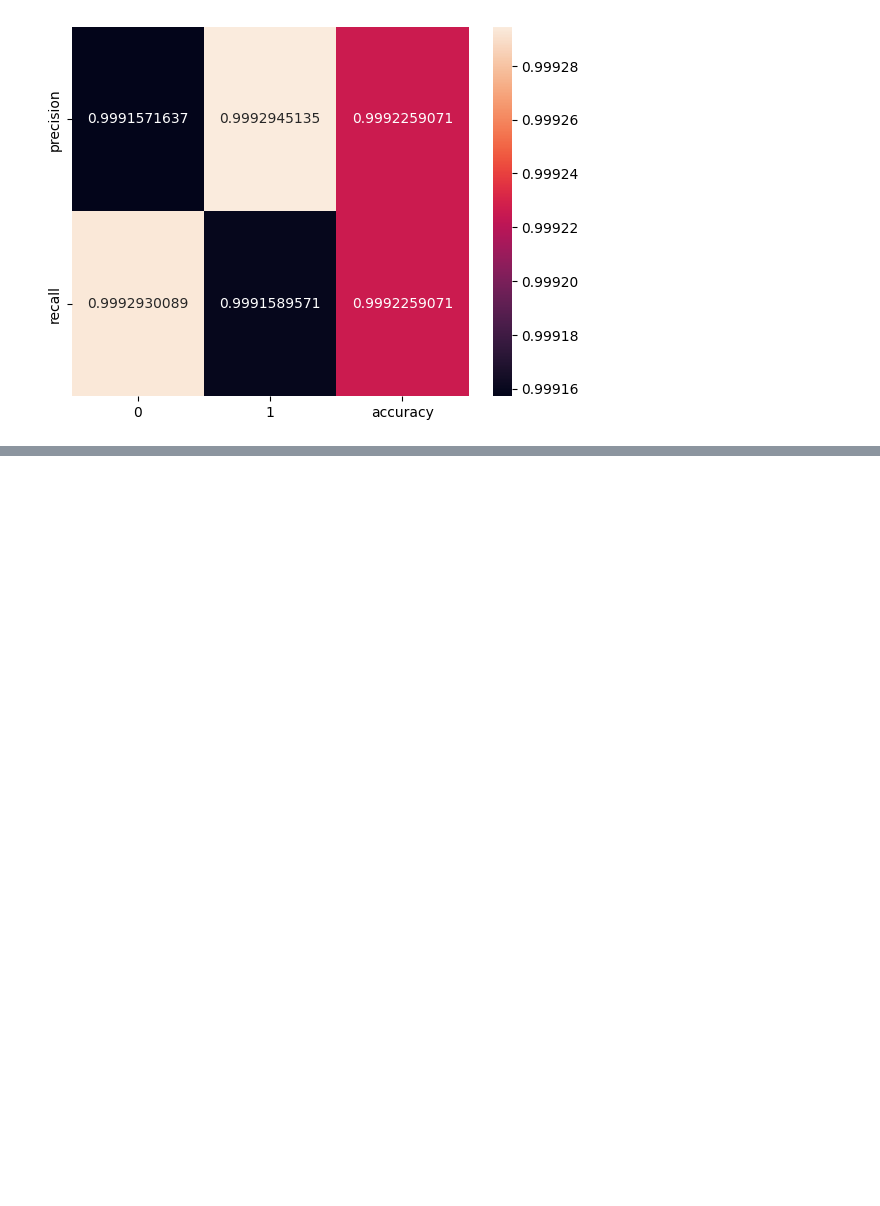
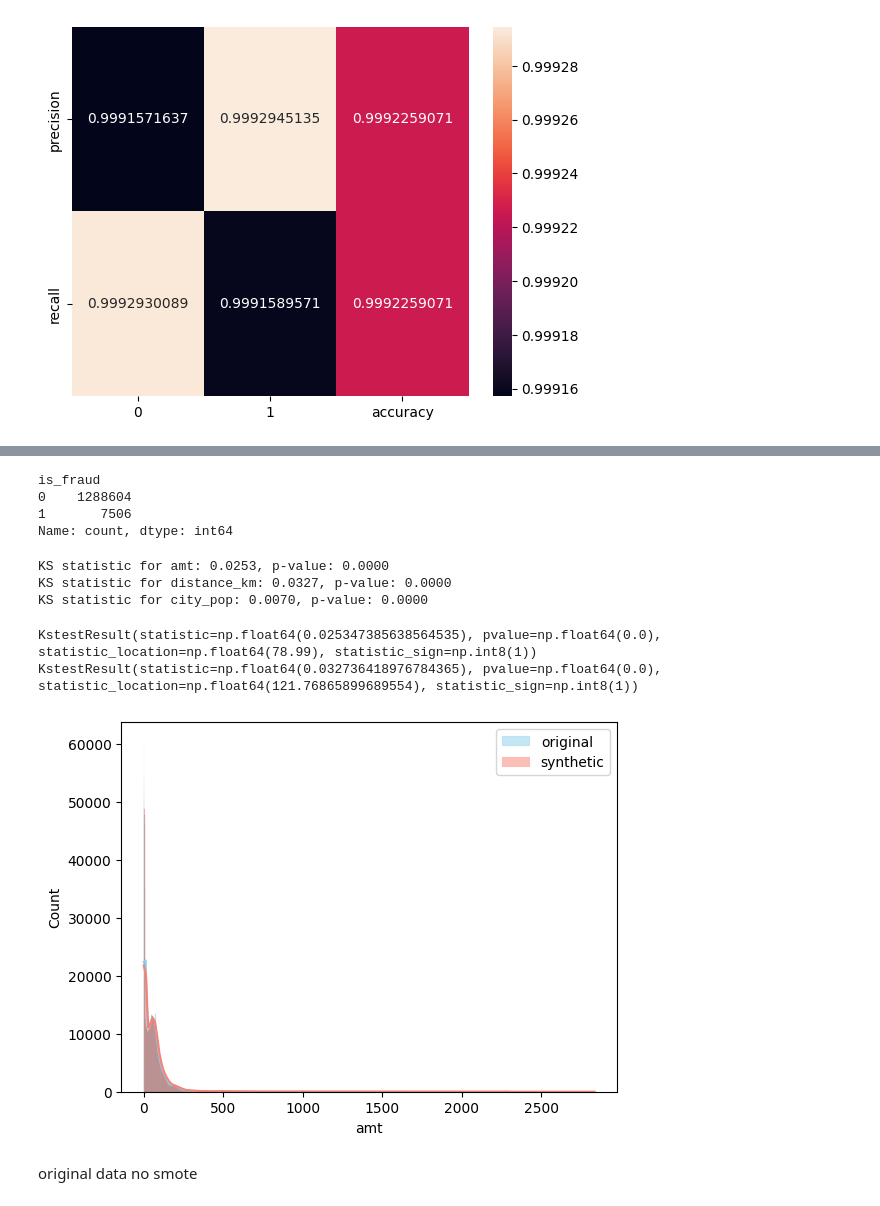
Before and after one commit to prabin4/Amnilinternship, a Jupyter notebook: Assignment credit card fraud detection (multi model)/scoretesting.ipynb, the cells around one changed output, grey strips where cells are left out. Drawn from its saved outputs; the diff is of its cells as text; code cells hidden in the pictures; blank space fills up the shorter version.

Commit message:
Generated synthetic  data set score tanked very bad

```diff
--- a/Assignment credit card fraud detection (multi model)/scoretesting.ipynb
+++ b/Assignment credit card fraud detection (multi model)/scoretesting.ipynb
@@ -86,0 +112,19 @@ sns.heatmap(df_heatmaprandomforest, annot=True, fmt='.10f')
+# %%
+import numpy as np
+df_stress = data.copy()
+
+df_stress['amt'] *= np.random.normal(1.05, 0.1, len(data))
+df_stress['distance_km'] *= np.random.normal(1, 0.15, len(data))
+
+#categorical columns
+for col in ['merchant', 'category','city']:
+    df_stress[col] = df_stress[col].sample(frac=1.0, random_state=42).values
+
+city_pop_map = data.groupby('city')['city_pop'].first().to_dict()
+df_stress['city_pop'] = df_stress['city'].map(city_pop_map).fillna(data['city_pop'].mean())
+# %%
+tod_cols = ['time_of_day_morning', 'time_of_day_afternoon', 'time_of_day_evening', 'time_of_day_night']
+tod_choice = np.random.randint(0, 4, len(df_stress))
+df_stress[tod_cols] = 0
+for i , col in enumerate(tod_cols):
+    df_stress.loc[tod_choice == i, col] = 1
@@ -86,0 +153,36 @@ sns.heatmap(df_heatmaprandomforest, annot=True, fmt='.10f')
+# %%
+#count fraud and non fraud
+
+df_stress['is_fraud'].value_counts()
+# %% [output]
+is_fraud
+0    1288604
+1       7506
+Name: count, dtype: int64
+# %%
+#valaditing synthetic data
+import matplotlib.pyplot as plt
+from scipy.stats import ks_2samp
+
+for col in ['amt', 'distance_km', 'city_pop']:
+    ks_stat, p_value = ks_2samp(data[col], df_stress[col])
+    print(f"KS statistic for {col}: {ks_stat:.4f}, p-value: {p_value:.4f}")
+# %% [output]
+KS statistic for amt: 0.0253, p-value: 0.0000
+KS statistic for distance_km: 0.0327, p-value: 0.0000
+KS statistic for city_pop: 0.0070, p-value: 0.0000
+# %%
+print(ks_2samp(data['amt'], df_stress['amt']))
+print(ks_2samp(data['distance_km'], df_stress['distance_km']))
+# %% [output]
+KstestResult(statistic=np.float64(0.025347385638564535), pvalue=np.float64(0.0), statistic_location=np.float64(78.99), statistic_sign=np.int8(1))
+KstestResult(statistic=np.float64(0.032736418976784365), pvalue=np.float64(0.0), statistic_location=np.float64(121.76865899689554), statistic_sign=np.int8(1))
+# %%
+sns.histplot(data['amt'], label='original',color='skyblue',kde=True)
+sns.histplot(df_stress['amt'], label='synthetic',color='salmon',kde=True)
+plt.legend()
+plt.show()
+# %% [output]
+[figure, added]
+# %% [markdown]
+original data no smote
```
Also changed, not shown: parts of 10 cells of this notebook, 1 other file.
